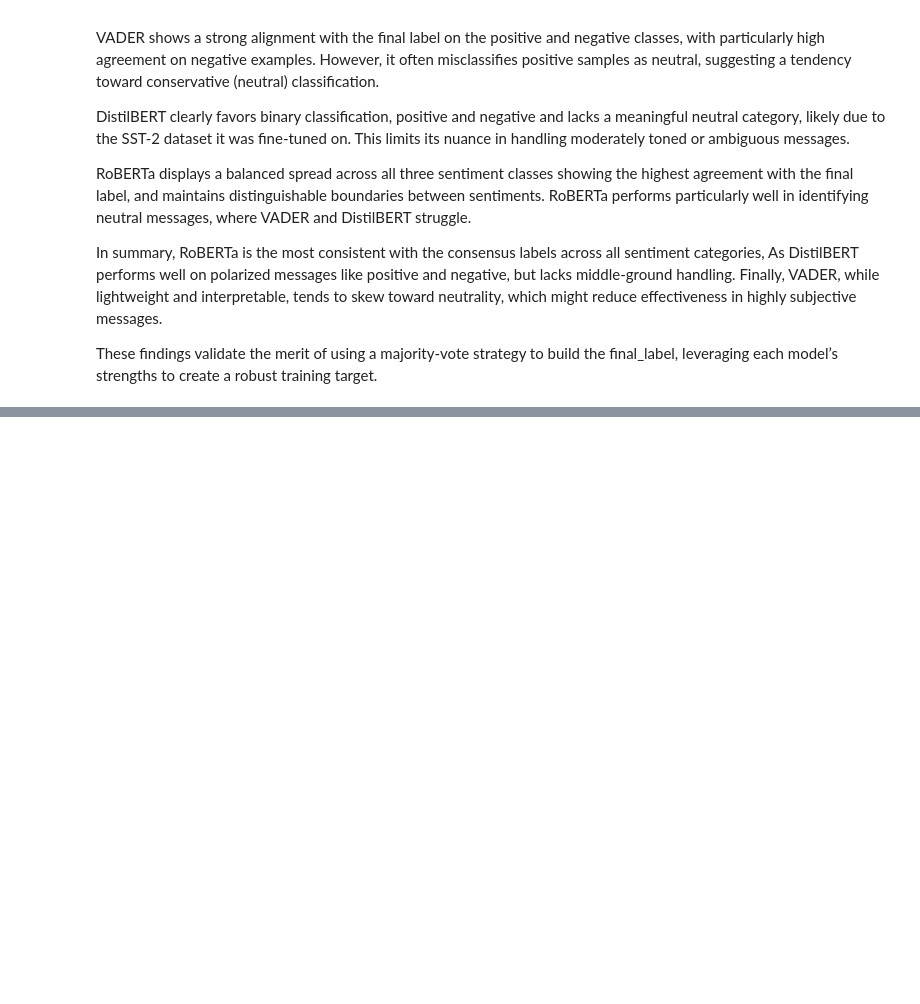
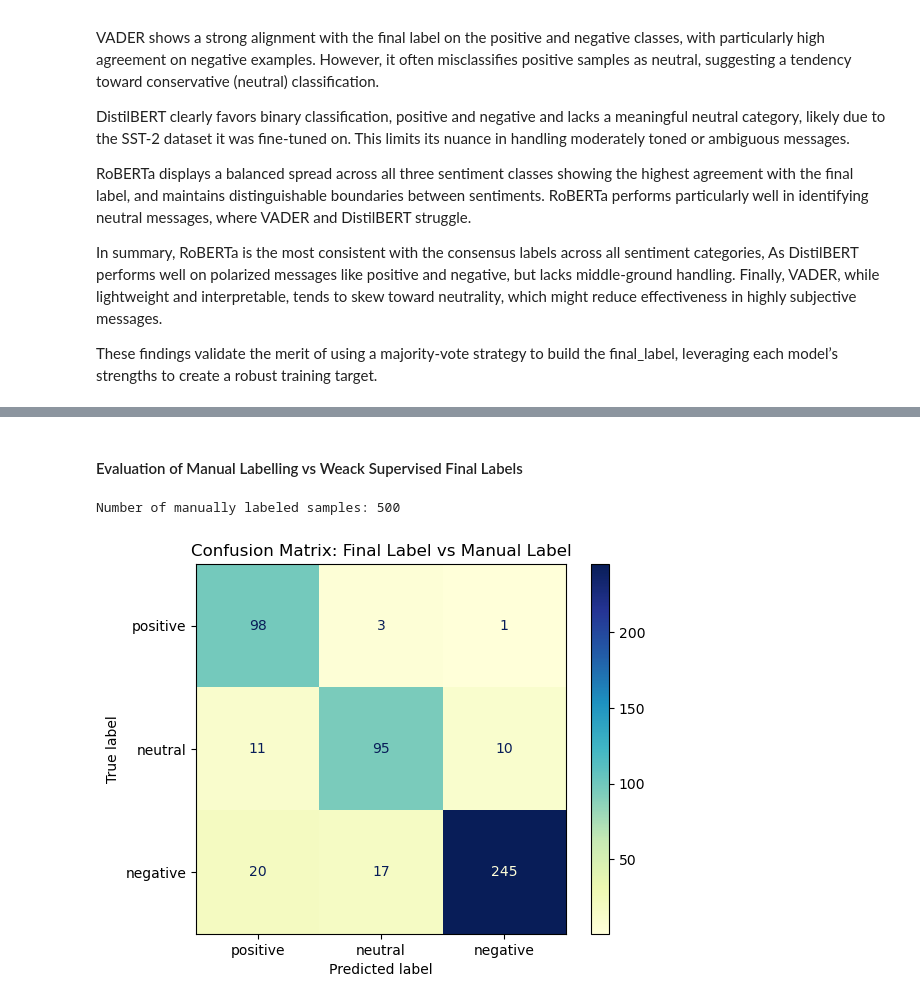
Before and after one commit to DiegoAmaxmandro/customer-sentiment-analysis-ml-dl, a Jupyter notebook: labelling.ipynb, the cells around one changed output, grey strips where cells are left out. Drawn from its saved outputs; the diff is of its cells as text; code cells hidden in the pictures; blank space fills up the shorter version.

Commit message:
Finalize labelling stage: weak supervision, manual review, evaluation complete

```diff
--- a/labelling.ipynb
+++ b/labelling.ipynb
@@ -551,0 +574,6 @@ These findings validate the merit of using a majority-vote strategy to build the
+# %%
+# Loading dataframe with the manual review
+manual_df = pd.read_csv("manual_review_sample.csv")
+
+# Cheacking head
+manual_df.head()
@@ -551,0 +587,8 @@ These findings validate the merit of using a majority-vote strategy to build the
+# %% [markdown]
+#### Evaluation of Manual Labelling vs Weack Supervised Final Labels
+# %%
+# Keeping only the rows where manual_label is not null
+validated_df = manual_df[manual_df['manual_label'].notnull()]
+print(f"Number of manually labelled samples: {len(validated_df)}")
+# %% [output]
+Number of manually labeled samples: 500
@@ -551,0 +598,11 @@ These findings validate the merit of using a majority-vote strategy to build the
+# %%
+# Generating Confusion Matrix
+cm = confusion_matrix(validated_df['manual_label'], validated_df['final_label'], labels=['positive', 'neutral', 'negative'])
+
+# Plotting
+disp = ConfusionMatrixDisplay(confusion_matrix=cm, display_labels=['positive', 'neutral', 'negative'])
+disp.plot(cmap='YlGnBu')
+plt.title("Confusion Matrix: Final Label vs Manual Label")
+plt.show()
+# %% [output]
+[figure, added]
```
Also changed, not shown: parts of 9 cells of this notebook.
